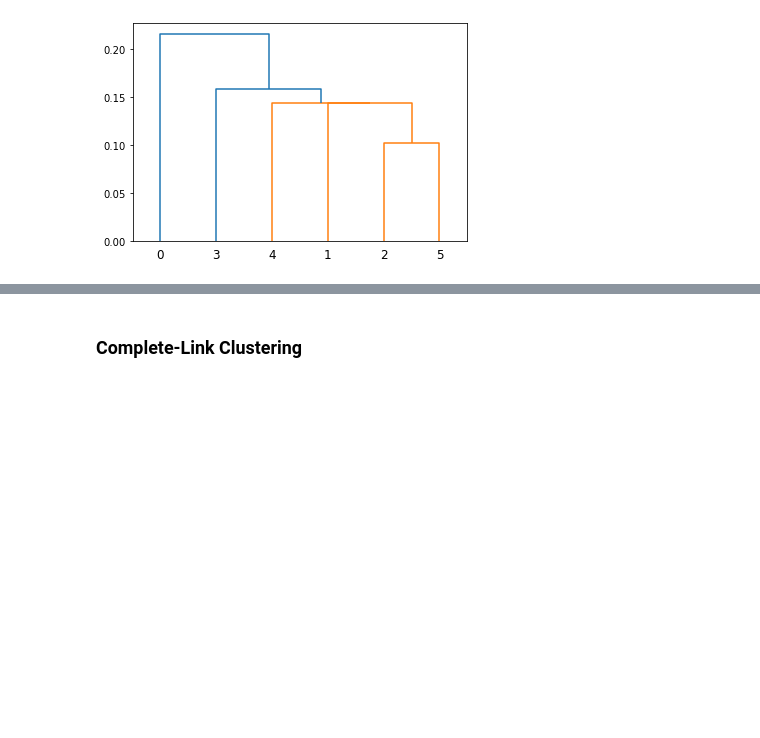
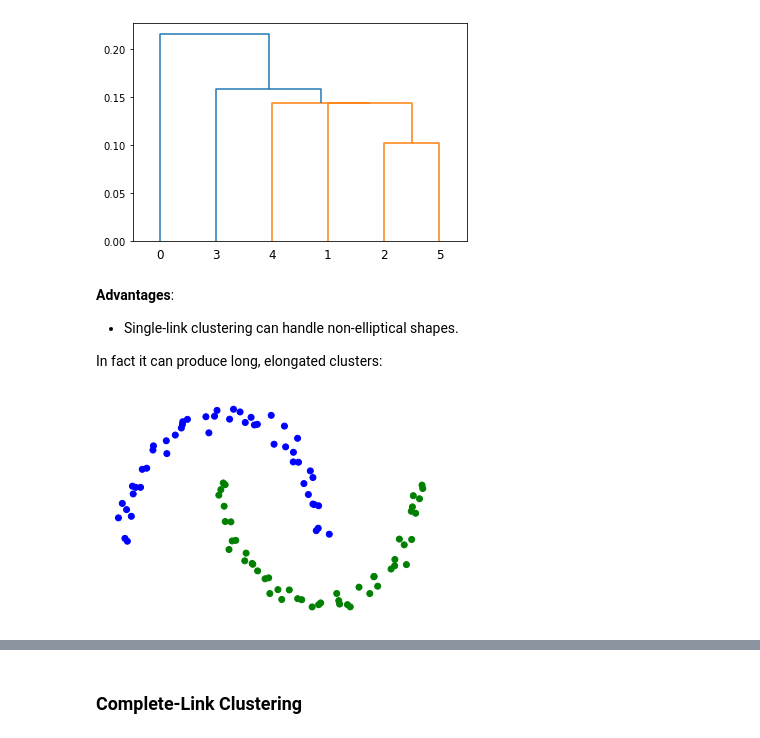
Before and after one commit to mcrovella/CS506-Computational-Tools-for-Data-Science, a Jupyter notebook: 08-Clustering-III.ipynb, the cells around one changed output, grey strips where cells are left out. Saved outputs shown, nothing was run; the diff lists cells and outputs as text; code cells hidden in the pictures; blank space fills up the shorter version.

```diff
--- a/08-Clustering-III.ipynb
+++ b/08-Clustering-III.ipynb
@@ -228,3 +229,17 @@ Z = hierarchy.linkage(X, method='single')
 hierarchy.dendrogram(Z);
 # %% [output]
 [figure]
+# %% [markdown]
+__Advantages__:
+
+* Single-link clustering can handle non-elliptical shapes.
+
+In fact it can produce long, elongated clusters:
+# %%
+X_moon_05, y_moon_05 = sk_data.make_moons(random_state = 0, noise = 0.05)
+Z = hierarchy.linkage(X_moon_05, method='single')
+labels = hierarchy.fcluster(Z, 2, criterion = 'maxclust')
+plt.scatter(X_moon_05[:,0], X_moon_05[:,1], c = [['b','g'][i-1] for i in labels])
+plt.axis('off');
+# %% [output]
+[figure, added]
```
Also changed, not shown: parts of 20 cells of this notebook, 1 other file.
